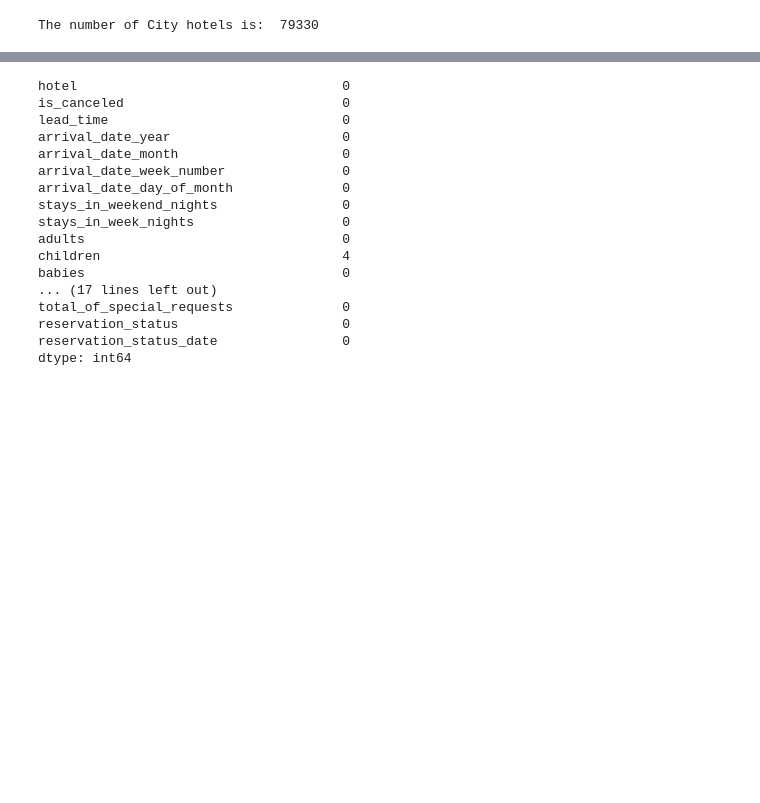
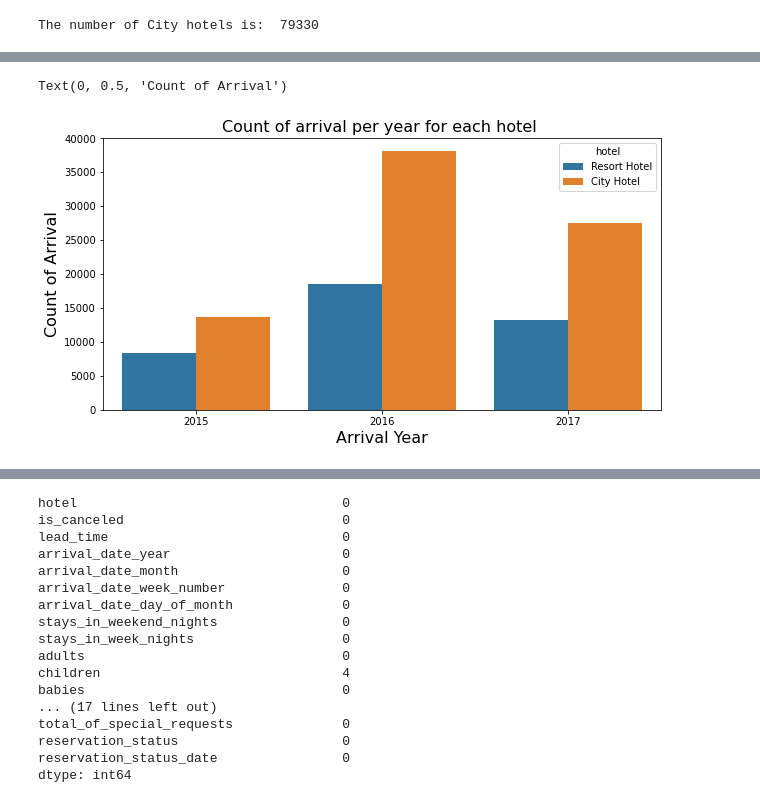
Before and after one commit to stephenbett/Hotel-Booking-Analysis, a Jupyter notebook: HOTEL DATA ANALYSIS.ipynb, the cells around one changed output, grey strips where cells are left out. Cells and saved outputs as stored; diff of their text form; code cells hidden in the pictures; blank space fills up the shorter version.

```diff
--- a/HOTEL DATA ANALYSIS.ipynb
+++ b/HOTEL DATA ANALYSIS.ipynb
@@ -148,0 +160,9 @@ The number of City hotels is:  79330
+# %%
+plt.rcParams['figure.figsize']= (10,5)
+sns.countplot(data = data, x = 'arrival_date_year', hue = 'hotel')
+plt.title('Count of arrival per year for each hotel ',fontsize=16)
+plt.xlabel('Arrival Year', fontsize=16)
+plt.ylabel('Count of Arrival', fontsize=16)
+# %% [output]
+Text(0, 0.5, 'Count of Arrival')
+[figure, added]
```
Also changed, not shown: parts of 50 cells of this notebook.
